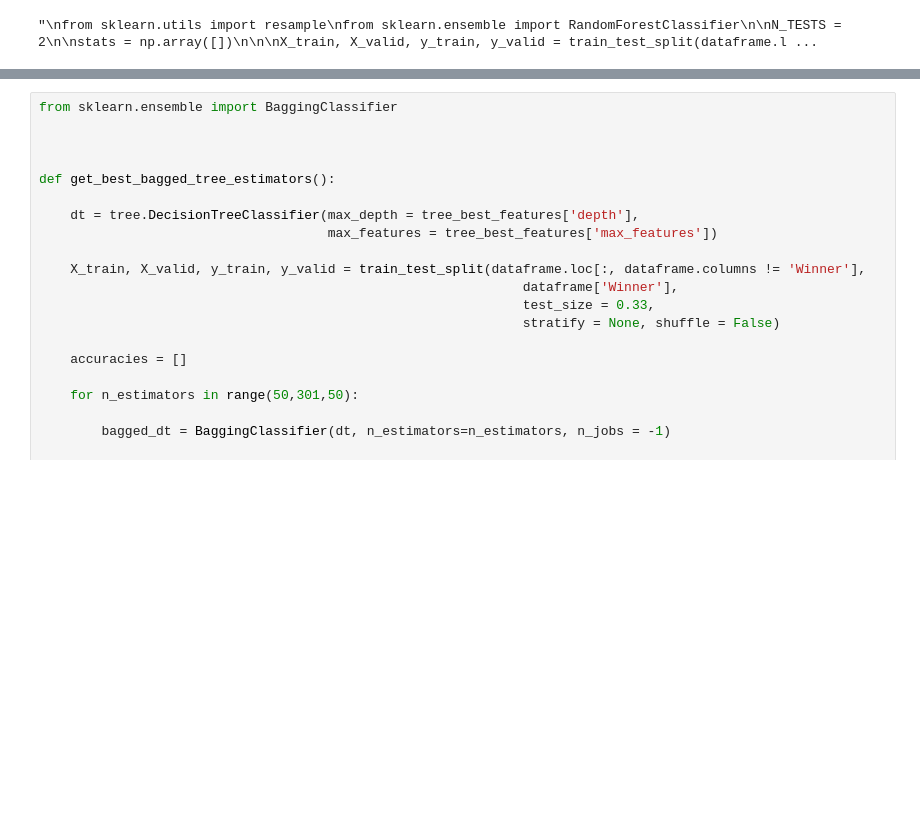
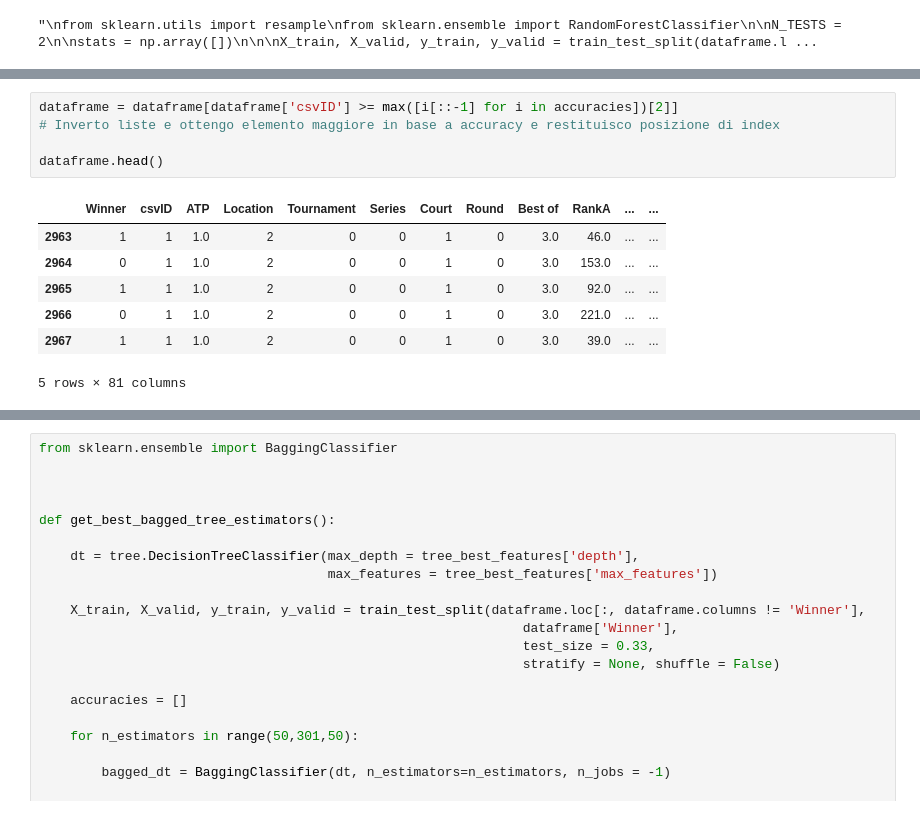
Before and after one commit to RiccardoSpolaor/Predict_Winner_2020_Australian_Open, a Jupyter notebook: Redone/04 Validating The Prediction Model.ipynb, the cells around one changed output, grey strips where cells are left out. Cells and saved outputs as stored; diff of their text form; blank space fills up the shorter version.

```diff
--- a/Redone/04 Validating The Prediction Model.ipynb
+++ b/Redone/04 Validating The Prediction Model.ipynb
@@ -266,3 +250,16 @@ dataframe = dataframe[dataframe['csvID'] >= 7]
+# %%
+dataframe = dataframe[dataframe['csvID'] >= max([i[::-1] for i in accuracies])[2]]
+# Inverto liste e ottengo elemento maggiore in base a accuracy e restituisco posizione di index
+
+dataframe.head()
+# %% [output]
+|  | Winner | csvID | ATP | Location | Tournament | Series | Court | Round | Best of | RankA | ... | ... |
+| 2963 | 1 | 1 | 1.0 | 2 | 0 | 0 | 1 | 0 | 3.0 | 46.0 | ... | ... |
+| 2964 | 0 | 1 | 1.0 | 2 | 0 | 0 | 1 | 0 | 3.0 | 153.0 | ... | ... |
+| 2965 | 1 | 1 | 1.0 | 2 | 0 | 0 | 1 | 0 | 3.0 | 92.0 | ... | ... |
+| 2966 | 0 | 1 | 1.0 | 2 | 0 | 0 | 1 | 0 | 3.0 | 221.0 | ... | ... |
+| 2967 | 1 | 1 | 1.0 | 2 | 0 | 0 | 1 | 0 | 3.0 | 39.0 | ... | ... |
+5 rows × 81 columns
 # %%
 from sklearn.model_selection import train_test_split
 from sklearn import tree
```
Also changed, not shown: parts of 7 cells of this notebook.
